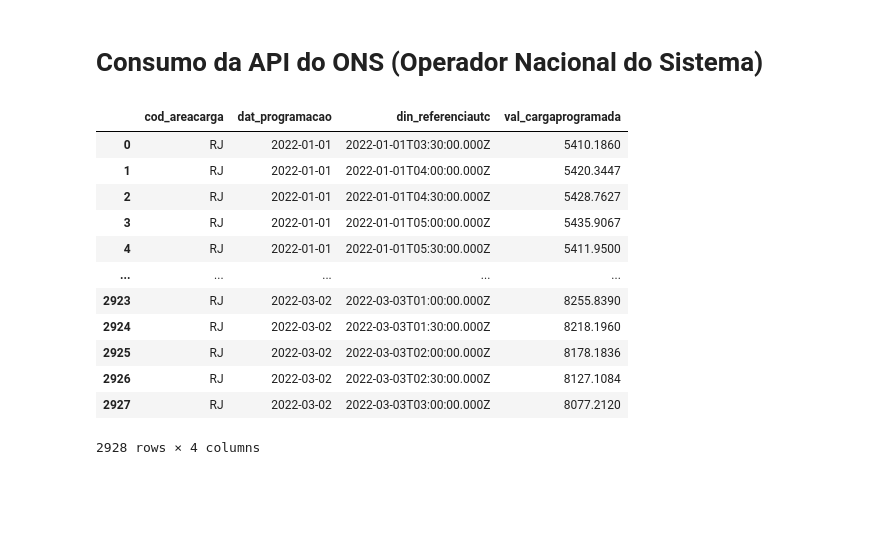
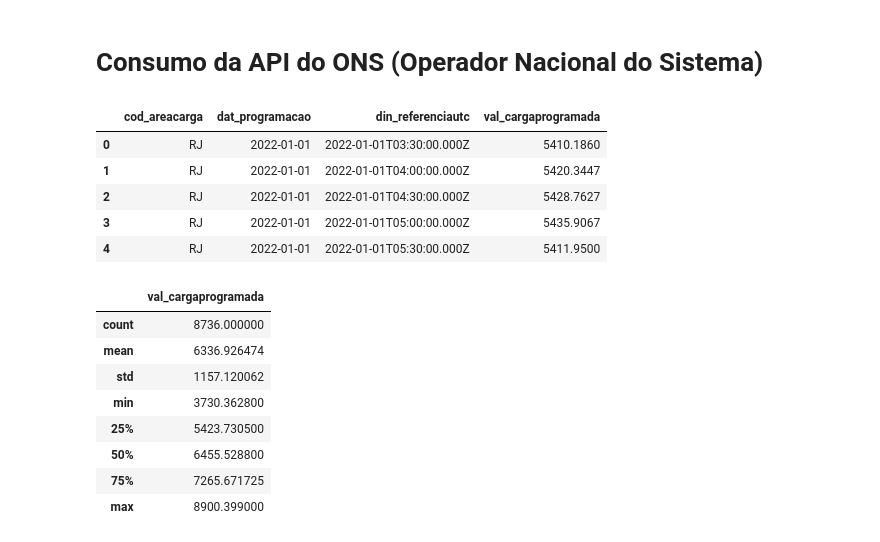
Before and after one commit to thiago-umbelino/ons, a Jupyter notebook: ONS_API.ipynb, the cells around one changed output. Saved outputs shown, nothing was run; the diff lists cells and outputs as text; code cells hidden in the pictures; blank space fills up the shorter version.

```diff
--- a/ONS_API.ipynb
+++ b/ONS_API.ipynb
@@ -11,8 +15,13 @@ from bibliotecas.ONS import ONS
 token = ONS.autenticar_token(ONS)
 # %%
 # preparando url e campos do JSON
+#Histórico de Carga Global prevista por área de carga
 
-url = "https://integra.ons.org.br/api/cargaglobal/cargap?cod_areacarga=RJ&dat_referencia_ini=2022-01-01&dat_referencia_fim=2022-03-02"
+uf = 'RJ'
+data_inicial = '2022-01-01'
+data_final = '2022-07-01'
+
+url = f"https://integra.ons.org.br/api/cargaglobal/cargap?cod_areacarga={uf}&dat_referencia_ini={data_inicial}&dat_referencia_fim={data_final}"
 
 headers = CaseInsensitiveDict()
 headers["Accept"] = "application/json"
@@ -21,23 +30,28 @@ headers["Content-Type"] = "application/json"
 # %%
 # requisitando e JSON e transformando em DataFrame
 
 resp = requests.get(url, headers=headers)
 df = pd.read_json(resp.content)
-df
+df.head()
 # %% [output]
 |  | cod_areacarga | dat_programacao | din_referenciautc | val_cargaprogramada |
 | 0 | RJ | 2022-01-01 | 2022-01-01T03:30:00.000Z | 5410.1860 |
 | 1 | RJ | 2022-01-01 | 2022-01-01T04:00:00.000Z | 5420.3447 |
 | 2 | RJ | 2022-01-01 | 2022-01-01T04:30:00.000Z | 5428.7627 |
 | 3 | RJ | 2022-01-01 | 2022-01-01T05:00:00.000Z | 5435.9067 |
 | 4 | RJ | 2022-01-01 | 2022-01-01T05:30:00.000Z | 5411.9500 |
-| ... | ... | ... | ... | ... |
-| 2923 | RJ | 2022-03-02 | 2022-03-03T01:00:00.000Z | 8255.8390 |
-| 2924 | RJ | 2022-03-02 | 2022-03-03T01:30:00.000Z | 8218.1960 |
-| 2925 | RJ | 2022-03-02 | 2022-03-03T02:00:00.000Z | 8178.1836 |
-| 2926 | RJ | 2022-03-02 | 2022-03-03T02:30:00.000Z | 8127.1084 |
-| 2927 | RJ | 2022-03-02 | 2022-03-03T03:00:00.000Z | 8077.2120 |
-2928 rows × 4 columns
+# %%
+df.describe()
+# %% [output]
+|  | val_cargaprogramada |
+| count | 8736.000000 |
+| mean | 6336.926474 |
+| std | 1157.120062 |
+| min | 3730.362800 |
+| 25% | 5423.730500 |
+| 50% | 6455.528800 |
+| 75% | 7265.671725 |
+| max | 8900.399000 |
 # %%
 # preparando url e campos do JSON  - Situação dos Reservatórios Agora
 
```
Also changed, not shown: parts of 104 cells of this notebook.
